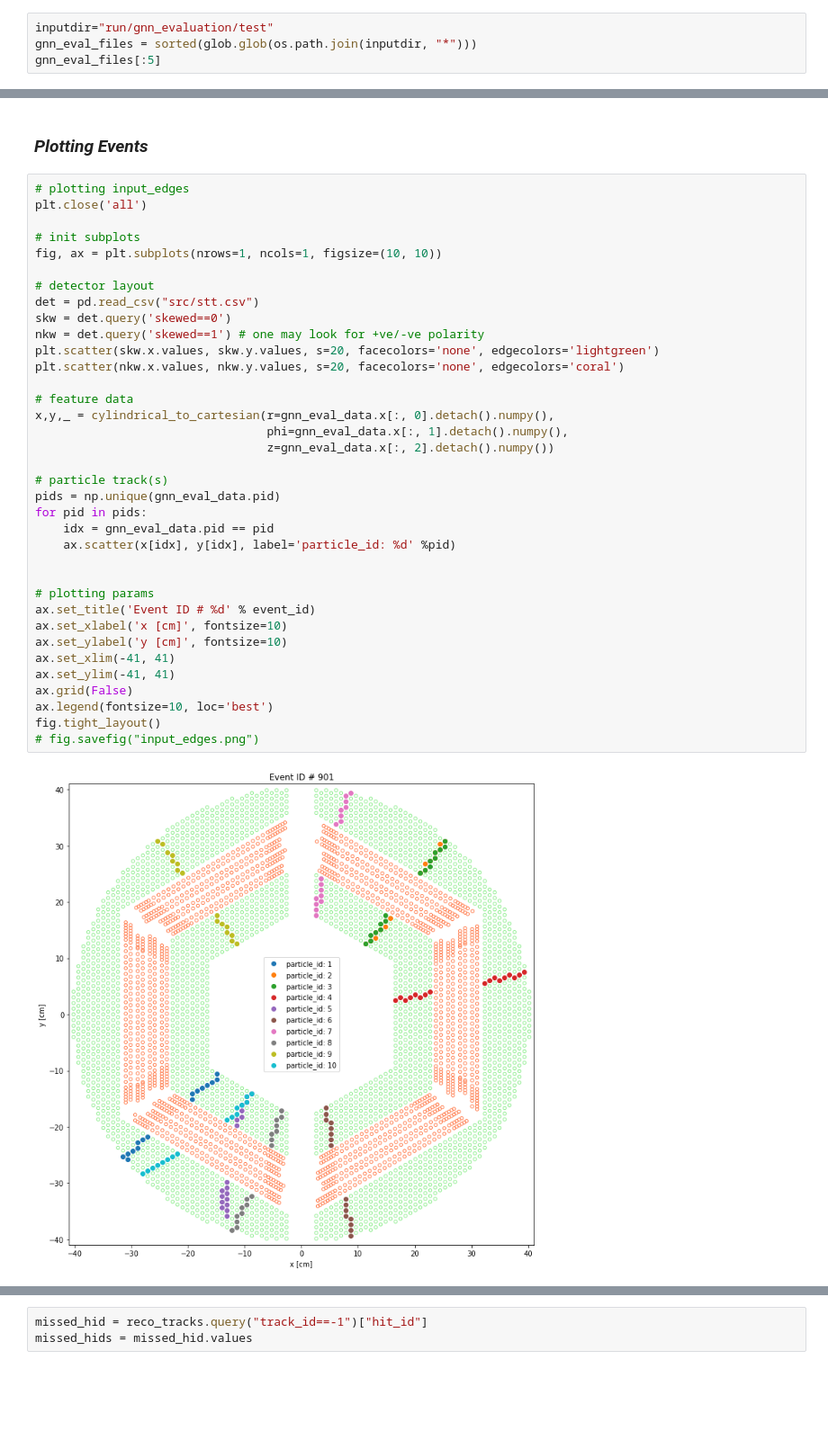
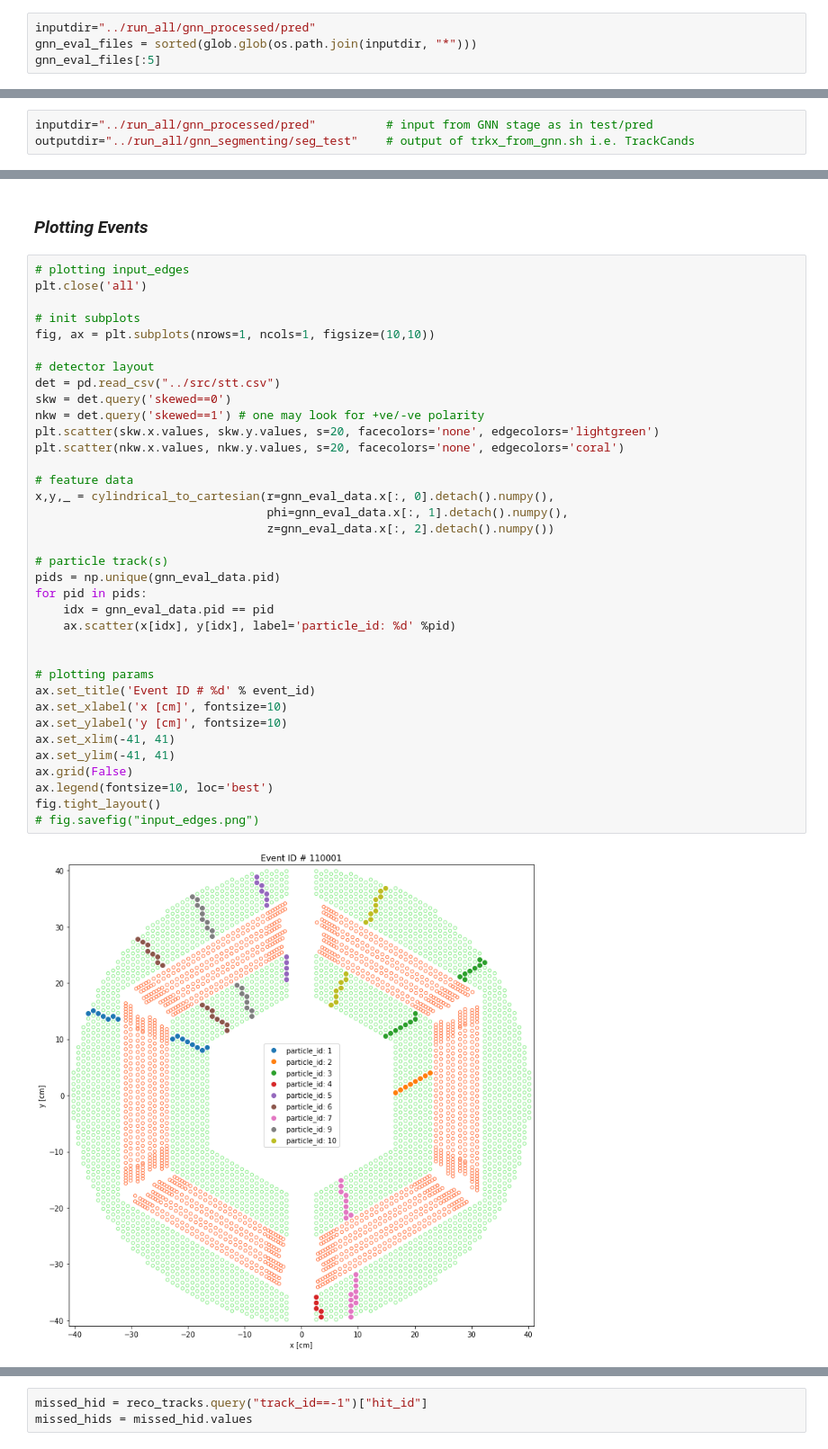
Before and after one commit to ai4fair/stttrkx, a Jupyter notebook: eval/trkx_from_gnn.ipynb, the cells around one changed output, grey strips where cells are left out. Shown at 90% size. Saved outputs shown, nothing was run; the diff lists cells and outputs as text; blank space fills up the shorter version.

Commit message:
Non-invasive changes on trkx_from_gnn and eval_reco_trkx.

```diff
--- a/eval/trkx_from_gnn.ipynb
+++ b/eval/trkx_from_gnn.ipynb
@@ -66,5 +68,5 @@ Track IDs: [ 1.  2.  3.  4.  5.  6.  7.  8.  9. 10.]
 # %%
-inputdir="run/gnn_evaluation/test"
+inputdir="../run_all/gnn_processed/pred"
 gnn_eval_files = sorted(glob.glob(os.path.join(inputdir, "*")))
 gnn_eval_files[:5]
 # %% [output]
@@ -109,2 +108,5 @@ inputdir="run/gnn_evaluation/test"
+# %%
+inputdir="../run_all/gnn_processed/pred"          # input from GNN stage as in test/pred
+outputdir="../run_all/gnn_segmenting/seg_test"    # output of trkx_from_gnn.sh i.e. TrackCands
 # %%
 # Output dir for Track Building/Reco
@@ -198,39 +192,39 @@ torch.Size([168])
 plt.close('all')
 
 # init subplots
-fig, ax = plt.subplots(nrows=1, ncols=1, figsize=(10, 10))
+fig, ax = plt.subplots(nrows=1, ncols=1, figsize=(10,10))
 
 # detector layout
-det = pd.read_csv("src/stt.csv")
+det = pd.read_csv("../src/stt.csv")
 skw = det.query('skewed==0')
 nkw = det.query('skewed==1') # one may look for +ve/-ve polarity
 plt.scatter(skw.x.values, skw.y.values, s=20, facecolors='none', edgecolors='lightgreen')
 plt.scatter(nkw.x.values, nkw.y.values, s=20, facecolors='none', edgecolors='coral')
 
 # feature data
 x,y,_ = cylindrical_to_cartesian(r=gnn_eval_data.x[:, 0].detach().numpy(),
                                  phi=gnn_eval_data.x[:, 1].detach().numpy(),
                                  z=gnn_eval_data.x[:, 2].detach().numpy())
 
 # particle track(s)
 pids = np.unique(gnn_eval_data.pid)
 for pid in pids:
     idx = gnn_eval_data.pid == pid
     ax.scatter(x[idx], y[idx], label='particle_id: %d' %pid)
 
 
 # plotting params
 ax.set_title('Event ID # %d' % event_id)
 ax.set_xlabel('x [cm]', fontsize=10)
 ax.set_ylabel('y [cm]', fontsize=10)
 ax.set_xlim(-41, 41)
 ax.set_ylim(-41, 41)
 ax.grid(False)
 ax.legend(fontsize=10, loc='best')
 fig.tight_layout()
 # fig.savefig("input_edges.png")
 # %% [output]
-[figure, old version]
+[figure, new version]
 # %%
 # predicted/reco tracks using DBSCAN
 reco_tracks = tracks_from_gnn(hit_id, score, senders, receivers, edge_score_cut=0.25, epsilon=0.25, min_samples=2)
```
Also changed, not shown: parts of 40 cells of this notebook, 6 other files.
